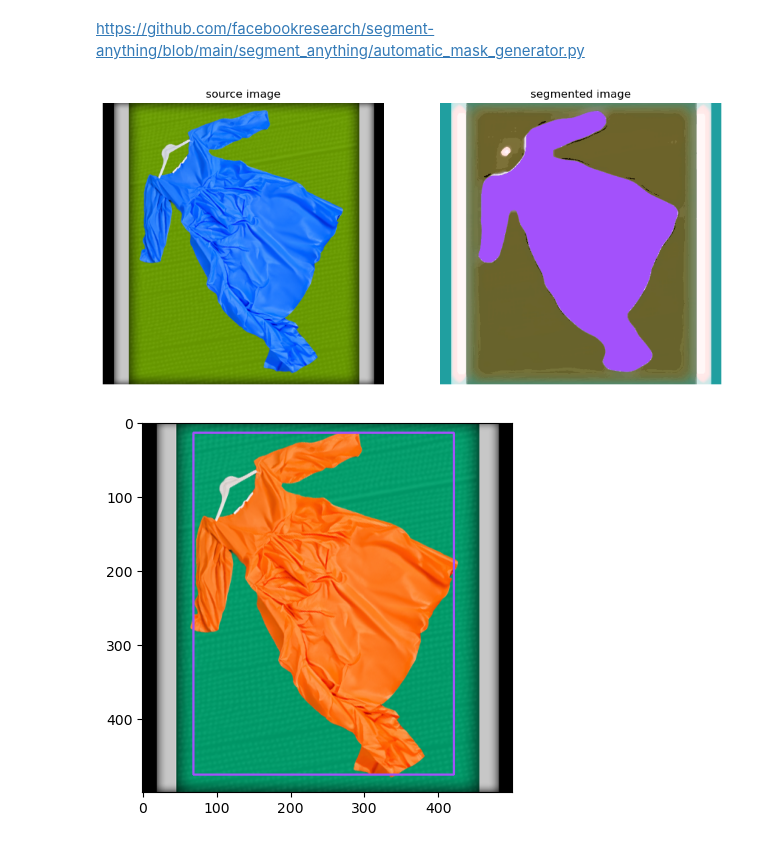
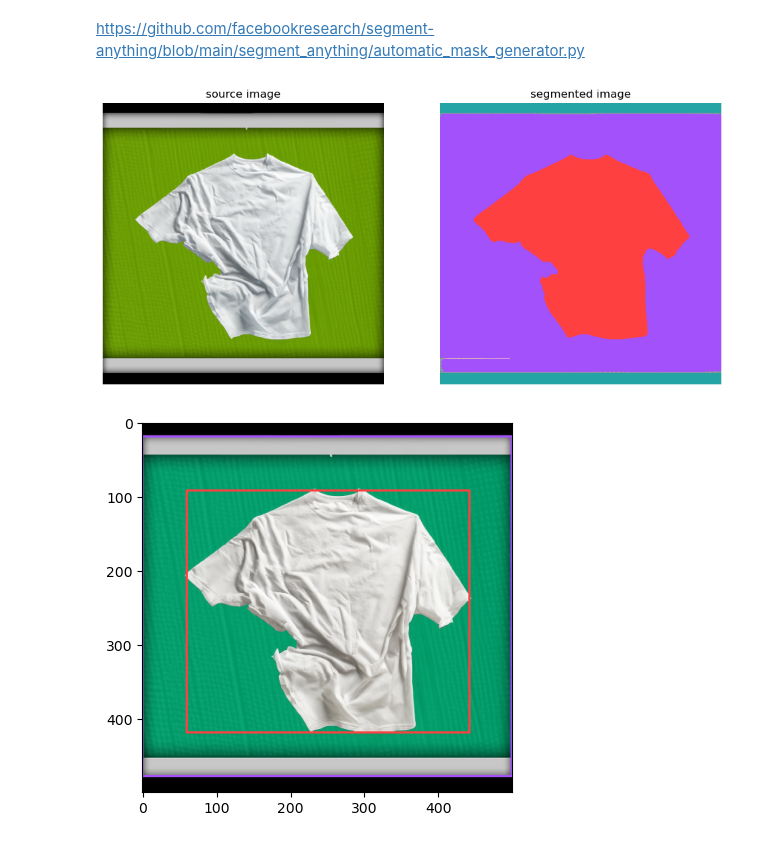
Before and after one commit to kohnmart/master-projekt, a Jupyter notebook: notebooks/pytorch/segmentation/sam_segmentation.ipynb, the cells around one changed output. Drawn from its saved outputs; the diff is of its cells as text; code cells hidden in the pictures.

```diff
--- a/notebooks/pytorch/segmentation/sam_segmentation.ipynb
+++ b/notebooks/pytorch/segmentation/sam_segmentation.ipynb
@@ -62,56 +62,51 @@ def remove_shadow_rgb(image):
     result = cv2.cvtColor(ycrcb_eq, cv2.COLOR_YCrCb2RGB)
     return result
 # %%
-import cv2
-import numpy as np
-
-relative_path = get_training_data_path('production', 'dress')
+relative_path = get_training_data_path('production', 'tshirt')
 
 file_names = []
 
-# Walk through all files and directories recursively
-for root, dirs, files in os.walk(relative_path):
 
-    # Iterate over files in the current directory
-    for i in range(20, 21):
-        fullpath = os.path.join(relative_path, '20240527_155206.png')
+# Iterate over files in the current directory
+for i in range(0, 1):
+    fullpath = os.path.join(relative_path, '20240526_154948.png')
 
-        orig_image = Image.open(fullpath)
-        orig_image = orig_image.rotate(0)
-        #image = erase_generator(path=fullpath)
-        n_image = np.array(orig_image)
-        # Convert image to YCrCb color space, then apply blurring and shadow removal
-        image_ycrcb = cv2.cvtColor(n_image, cv2.COLOR_BGR2YCrCb)
+    orig_image = Image.open(fullpath)
+    orig_image = orig_image.rotate(0)
+    #image = erase_generator(path=fullpath)
+    n_image = np.array(orig_image)
+    # Convert image to YCrCb color space, then apply blurring and shadow removal
+    image_ycrcb = cv2.cvtColor(n_image, cv2.COLOR_BGR2YCrCb)
 
 
-        blurred_image = cv2.medianBlur(image_ycrcb, 25)
-        processed_image = remove_shadow_rgb(blurred_image)  # Assuming remove_shadow_rgb can handle YCrCb images
+    blurred_image = cv2.medianBlur(image_ycrcb, 5)
+    processed_image = remove_shadow_rgb(blurred_image)  # Assuming remove_shadow_rgb can handle YCrCb images
 
-        # Generate masks and filter them
-        masks = mask_generator.generate(blurred_image)
-        cleaned_masks = [mask for mask in masks if mask['area'] > 25000]
+    # Generate masks and filter them
+    masks = mask_generator.generate(blurred_image)
+    cleaned_masks = [mask for mask in masks if mask['area'] > 25000]
 
-        # Annotation of the image
-        mask_annotator = sv.MaskAnnotator(color_lookup=sv.ColorLookup.INDEX, opacity=1.0)
-        detections = sv.Detections.from_sam(sam_result=cleaned_masks)
-        annotated_image = mask_annotator.annotate(scene=processed_image.copy(), detections=detections)
+    # Annotation of the image
+    mask_annotator = sv.MaskAnnotator(color_lookup=sv.ColorLookup.INDEX, opacity=1.0)
+    detections = sv.Detections.from_sam(sam_result=cleaned_masks)
+    annotated_image = mask_annotator.annotate(scene=processed_image.copy(), detections=detections)
 
-        # Displaying images
-        sv.plot_images_grid(
-            images=[n_image, annotated_image],
-            grid_size=(1, 2),
-            titles=['source image', 'segmented image']
-        )
+    # Displaying images
+    sv.plot_images_grid(
+        images=[n_image, annotated_image],
+        grid_size=(1, 2),
+        titles=['source image', 'segmented image']
+    )
 
-        # Bounding box annotation on the original image for consistency
-        bounding_box_annotator = sv.BoundingBoxAnnotator(color_lookup=sv.ColorLookup.INDEX)
-        final_annotated_image = bounding_box_annotator.annotate(
-            scene=orig_image, detections=detections)
+    # Bounding box annotation on the original image for consistency
+    bounding_box_annotator = sv.BoundingBoxAnnotator(color_lookup=sv.ColorLookup.INDEX)
+    final_annotated_image = bounding_box_annotator.annotate(
+        scene=orig_image, detections=detections)
 
-        plt.imshow(final_annotated_image)
+    plt.imshow(final_annotated_image)
 # %% [output]
-[figure, old version]
+[figure, new version]
-[figure, old version]
+[figure, new version]
 # %%
 masks_cleaned = []
 for mask in masks:
```
Also changed, not shown: parts of 10 cells of this notebook, 4 other files.
